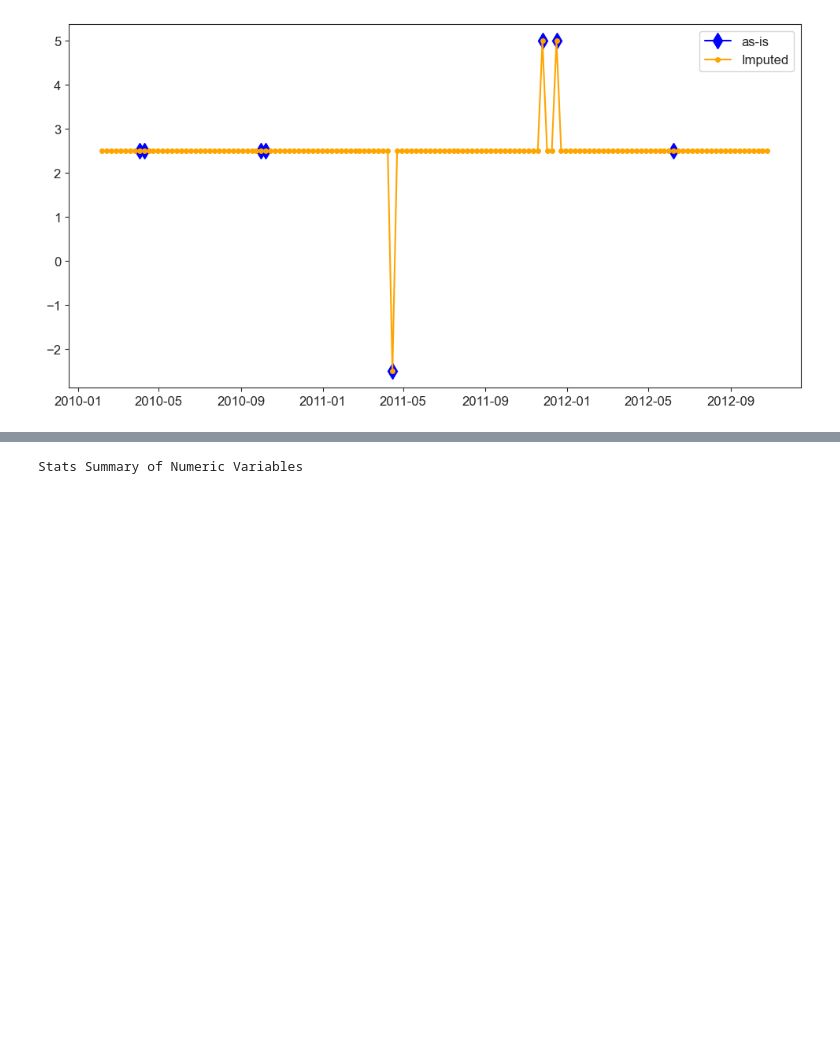
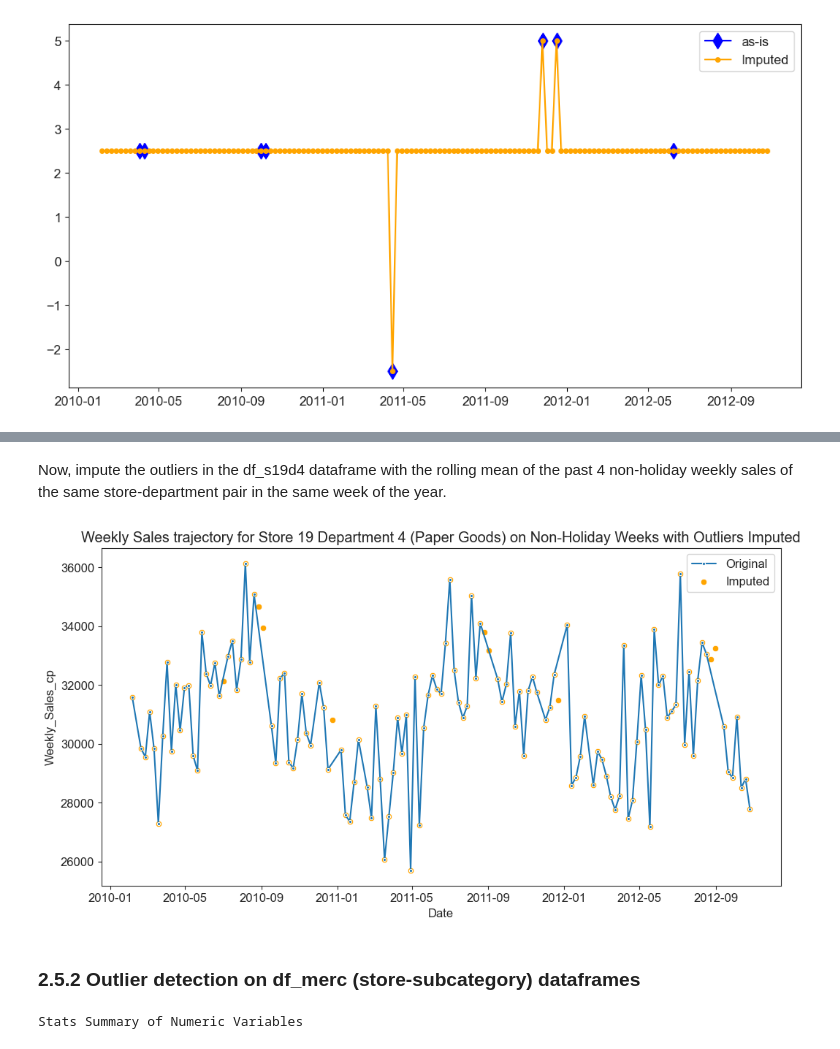
Before and after one commit to Dr-Spicy/WalmartForecast, a Jupyter notebook: Notebook.ipynb, the cells around one changed output, grey strips where cells are left out. Cells and saved outputs as stored; diff of their text form; code cells hidden in the pictures; blank space fills up the shorter version.

```diff
--- a/Notebook.ipynb
+++ b/Notebook.ipynb
@@ -729,0 +859,15 @@ plt.show()
+# %% [markdown]
+Now, impute the outliers in the df_s19d4 dataframe with the rolling mean of the past 4 non-holiday weekly sales of the same store-department pair in the same week of the year.
+# %%
+# set the weekly_sales of the outliers in the ws_s19d4_nh to np.nan
+ws_s19d4_nh['Weekly_Sales_cp'] = ws_s19d4_nh['Weekly_Sales']
+ws_s19d4_nh.loc[s19d4_nh_outer_index, 'Weekly_Sales'] = np.nan
+# Use rolling mean to impute the outliers in the ws_s19d4_nh
+ws_s19d4_nh['Weekly_Sales_outerFill'] = ws_s19d4_nh['Weekly_Sales'].fillna(ws_s19d4_nh['Weekly_Sales'].rolling(4, min_periods=1).mean())
+# lineplot the original and imputed time series
+sns.lineplot(x='Date', y='Weekly_Sales_cp', data=ws_s19d4_nh, marker='.', label='Original')
+sns.scatterplot(x='Date', y='Weekly_Sales_outerFill', data=ws_s19d4_nh, marker='o', label='Imputed', c='orange')
+plt.title('Weekly Sales trajectory for Store 19 Department 4 (Paper Goods) on Non-Holiday Weeks with Outliers Imputed')
+plt.show()
+# %% [output]
+[figure, added]
@@ -729,0 +877,2 @@ plt.show()
+# %% [markdown]
+### 2.5.2 Outlier detection on df_merc (store-subcategory) dataframes
```
Also changed, not shown: parts of 19 cells of this notebook, 1 other file.
